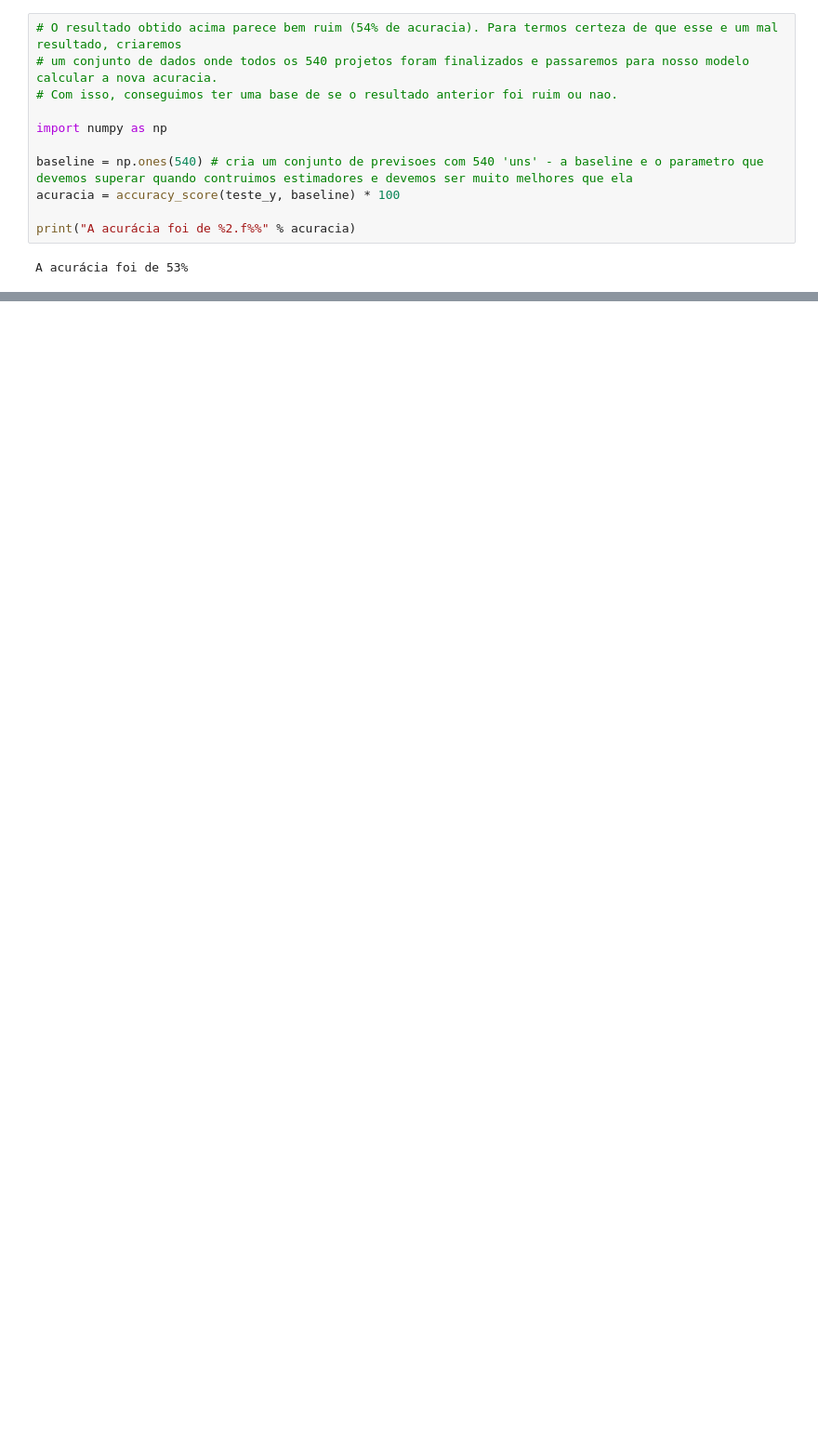
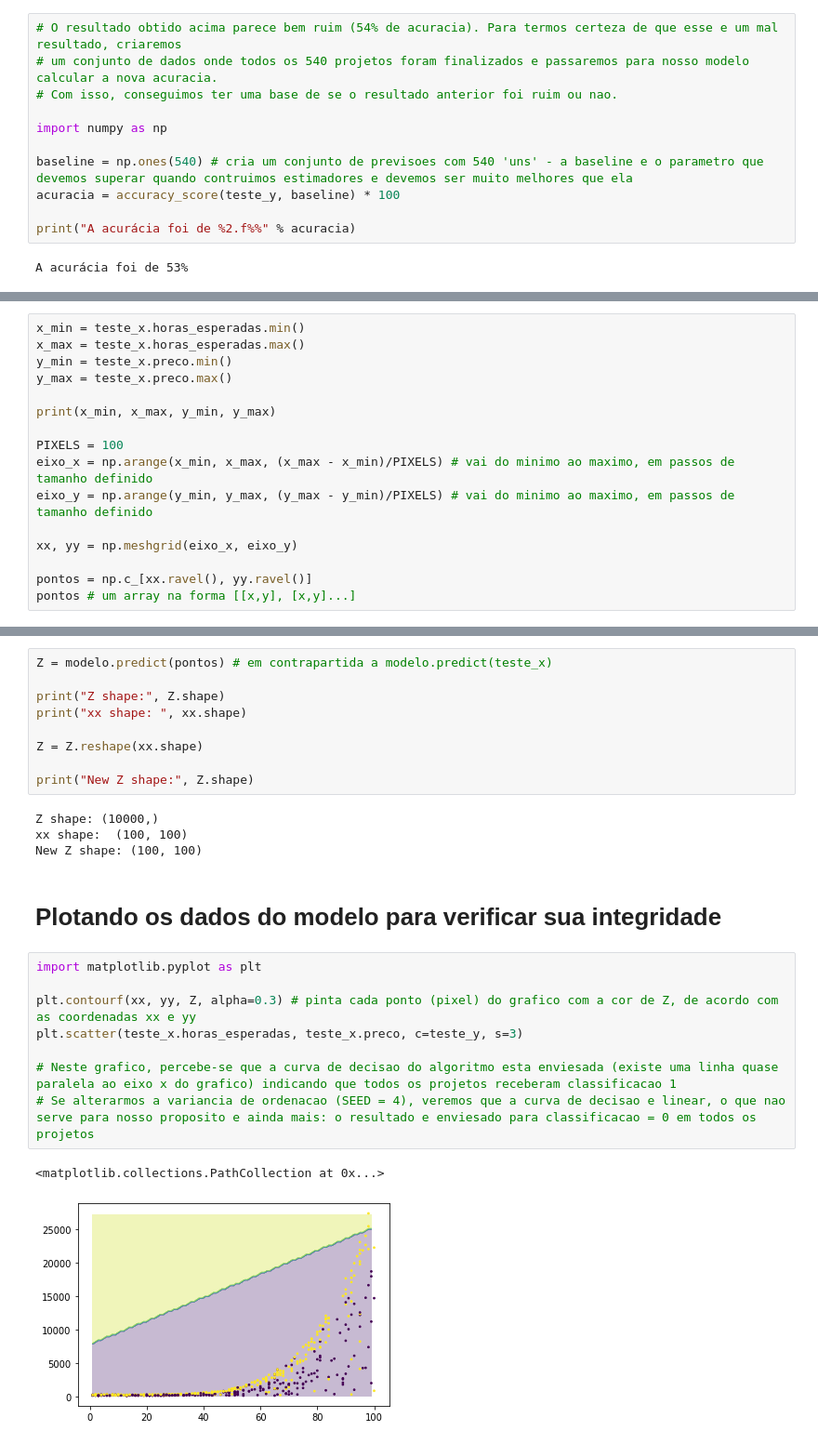
Before and after one commit to jonnes-nascimento/machine_learning, a Jupyter notebook: Introdução_a_Machine_Learning_e_Classificação_3.ipynb, the cells around one changed output, grey strips where cells are left out. Shown at 93% size. Saved outputs shown, nothing was run; the diff lists cells and outputs as text; blank space fills up the shorter version.

```diff
--- a/Introdução_a_Machine_Learning_e_Classificação_3.ipynb
+++ b/Introdução_a_Machine_Learning_e_Classificação_3.ipynb
@@ -100,0 +103,16 @@ A acurácia foi de 53%
+# %%
+x_min = teste_x.horas_esperadas.min()
+x_max = teste_x.horas_esperadas.max()
+y_min = teste_x.preco.min()
+y_max = teste_x.preco.max()
+
+print(x_min, x_max, y_min, y_max)
+
+PIXELS = 100
+eixo_x = np.arange(x_min, x_max, (x_max - x_min)/PIXELS) # vai do minimo ao maximo, em passos de tamanho definido
+eixo_y = np.arange(y_min, y_max, (y_max - y_min)/PIXELS) # vai do minimo ao maximo, em passos de tamanho definido
+
+xx, yy = np.meshgrid(eixo_x, eixo_y)
+
+pontos = np.c_[xx.ravel(), yy.ravel()]
+pontos # um array na forma [[x,y], [x,y]...]
@@ -100,0 +128,26 @@ A acurácia foi de 53%
+# %%
+Z = modelo.predict(pontos) # em contrapartida a modelo.predict(teste_x)
+
+print("Z shape:", Z.shape)
+print("xx shape: ", xx.shape)
+
+Z = Z.reshape(xx.shape)
+
+print("New Z shape:", Z.shape)
+# %% [output]
+Z shape: (10000,)
+xx shape:  (100, 100)
+New Z shape: (100, 100)
+# %% [markdown]
+# Plotando os dados do modelo para verificar sua integridade
+# %%
+import matplotlib.pyplot as plt
+
+plt.contourf(xx, yy, Z, alpha=0.3) # pinta cada ponto (pixel) do grafico com a cor de Z, de acordo com as coordenadas xx e yy
+plt.scatter(teste_x.horas_esperadas, teste_x.preco, c=teste_y, s=3)
+
+# Neste grafico, percebe-se que a curva de decisao do algoritmo esta enviesada (existe uma linha quase paralela ao eixo x do grafico) indicando que todos os projetos receberam classificacao 1
+# Se alterarmos a variancia de ordenacao (SEED = 4), veremos que a curva de decisao e linear, o que nao serve para nosso proposito e ainda mais: o resultado e enviesado para classificacao = 0 em todos os projetos
+# %% [output]
+<matplotlib.collections.PathCollection at 0x...>
+[figure, added]
```
Also changed, not shown: parts of 4 cells of this notebook.
